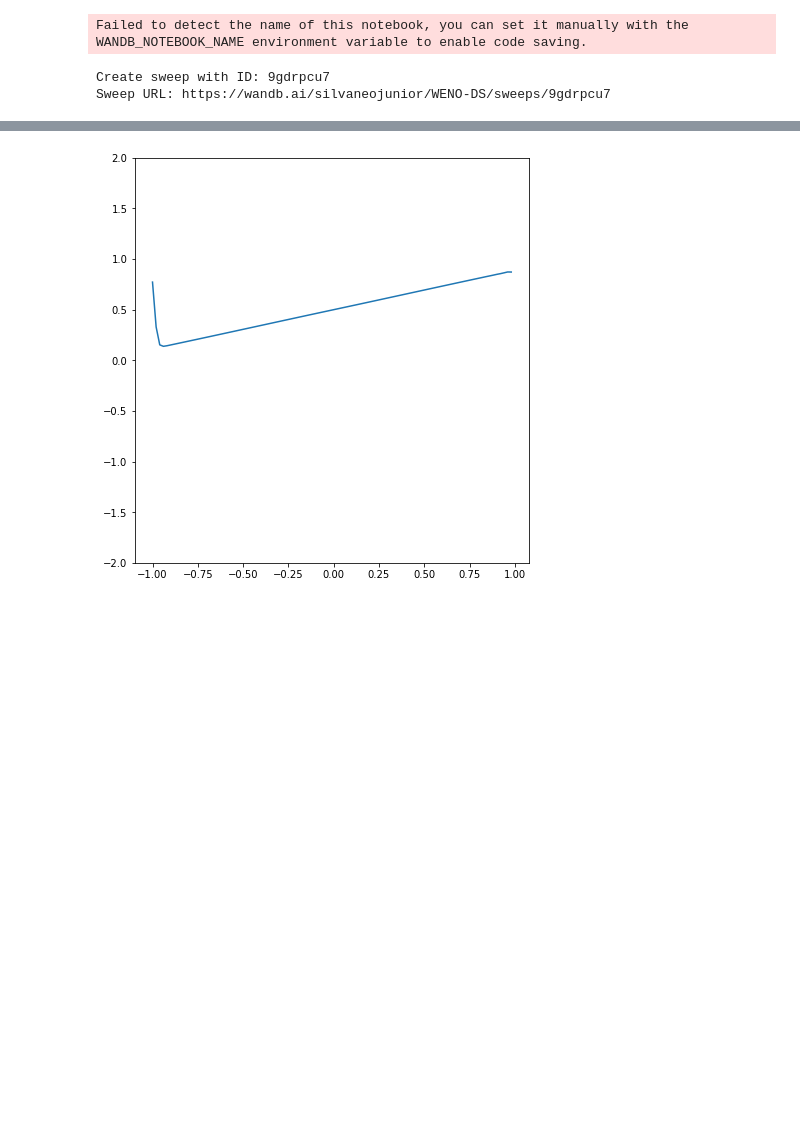
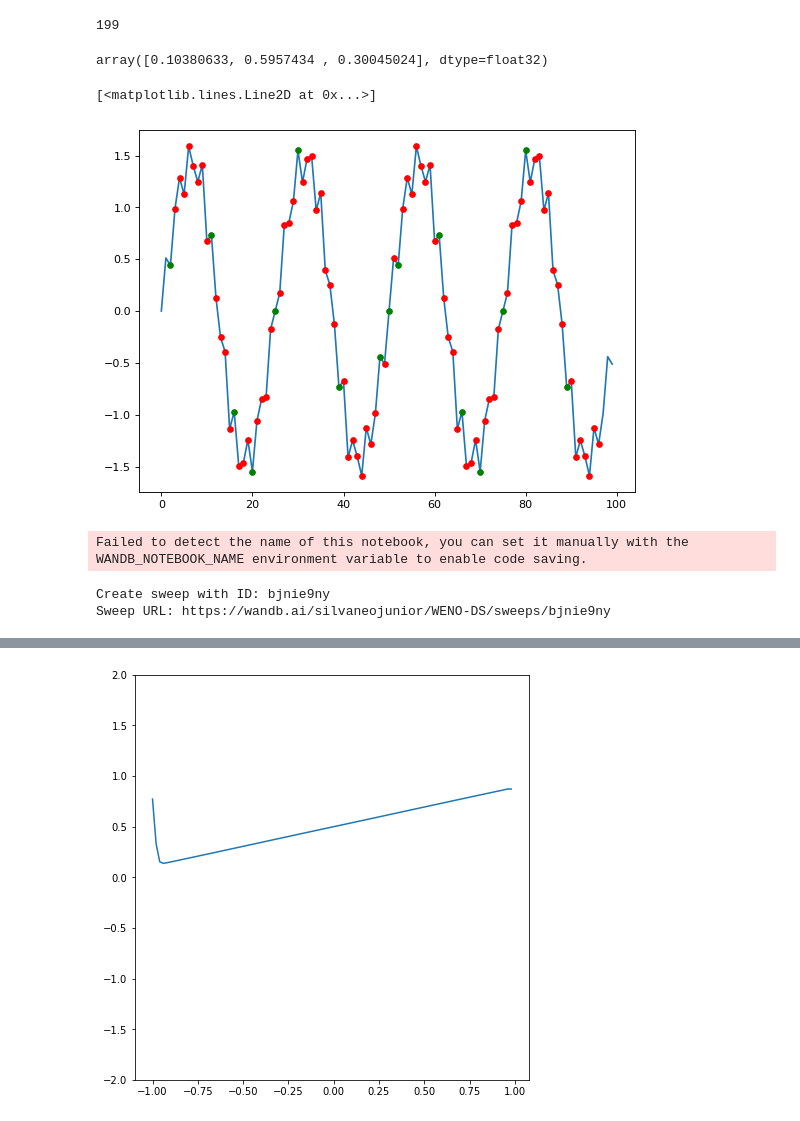
Before and after one commit to silvaneojunior/Top_mat_A, a Jupyter notebook: WENO-DS/Testes de arquitetura.ipynb, the cells around one changed output, grey strips where cells are left out. Drawn from its saved outputs; the diff is of its cells as text; code cells hidden in the pictures; blank space fills up the shorter version.

Commit message:
Reorganização dos arquivos e adição do modelo introdutório.

```diff
--- a/Testes de arquitetura.ipynb
+++ b/WENO-DS/Testes de arquitetura.ipynb
@@ -48,7 +48,7 @@ data_y = data_y[:,np.arange(100)*4]
 data_x = np.concatenate(np.split(data_x, data_x.shape[2], axis=2), axis=0)
 data_y = np.concatenate(np.split(data_y, data_y.shape[2], axis=2), axis=0)
 
-indices = np.where(np.sum(data_x**2, axis=1) > 0)[0]
+indices = np.where(np.sum(data_x**2, axis=1)**0.5 > 10)[0]
 data_x  = data_x[indices]
 data_y  = data_y[indices]
 
@@ -60,3 +62,66 @@ data_y = data_y.astype(float_pres)[indice]
+# %%
+size=10000
+pesos=[]
+for i in range((1994400//size)+1):
+    U=data_x[i*size:(i+1)*size,:,0]
+    print(i,end='\r')
+
+    helper1 = lambda j: U[:,j:j+5]
+
+    u0 = tf.concat(
+        tf.map_fn(
+            helper1,                    # Função a ser executada a cada iteração do loop
+            tf.range(U.shape[1]-5),     # Índices utilizados no loop
+            fn_output_signature=U.dtype # Tipo da variável de retorno (epecificado pois o tipo de entrado difere do tipo de saída)
+        ), axis=0)
+    u0 = tf.transpose(u0,[1,0,2]).numpy()
+
+    ɛ = 10.0**(-40)
+
+    # Calcula os indicadores de suavidade locais
+    u = np.stack([u0, u0, u0], axis=0)
+
+    β = np.sum(u * np.matmul(u,A), axis=3)
+    β = np.transpose(β,[1,2,0])
+
+    # Calcula o indicador de suavidade global
+    τ = np.abs(β[:,:,0:1] - β[:,:,2:3])
+
+    # Calcula os pesos do WENO-Z
+    α    = np.matmul(1 + (τ/(β + ɛ))**2,B.numpy())
+    soma = np.sum(α, axis=2, keepdims=True)
+    ω    = (α / soma).astype('float32')
+
+    pesos.append(ω)
+# %% [output]
+199
+# %%
+n=1000
+distr_oti=tfp.distributions.Dirichlet([n*(1/10),n*(6/10),n*(3/10)])
+distr_uni=tfp.distributions.Dirichlet([1,1,1])
+labels=[]
+for peso in pesos:
+    labels.append(distr_oti.log_prob(peso)-distr_uni.log_prob(peso)>0)
+# %%
+pesos[0][indice][28]
+# %% [output]
+array([0.10380633, 0.5957434 , 0.30045024], dtype=float32)
+# %%
+plt.figure(figsize=(8, 6), dpi=80)
+
+indice=5
+label=labels[0][indice]
+
+plt.plot(data_x[indice,:,0])
+x=np.arange(2,97)
+y=data_x[indice,2:97,0]
+index_true=np.where(label)[0]
+index_false=np.where(label==False)[0]
+plt.plot(x[index_true],y[index_true],'go',markersize=5)
+plt.plot(x[index_false],y[index_false],'ro',markersize=5)
+# %% [output]
+[<matplotlib.lines.Line2D at 0x...>]
+[figure, added]
 # %%
 test_size=5000
 
@@ -94,7 +159,7 @@ sweep_config = {
             'values': [2**i for i in range(5)]
         },
         'Model': {
-            'values': ['Modelo 1', 'Modelo 2']
+            'value': 'Modelo 1'
         },
         'regul_ativ': {
             'distribution': 'log_uniform',
@@ -115,7 +180,7 @@ sweep_config = {
             'max': 1.0
         },
         'ativ_func':{
-            'values':['sigmoid','elu']
+            'value':'sigmoid'
         },
         'deep': {
             'values': [i for i in range(5)]
@@ -135,8 +200,8 @@ sweep_config = {
 sweep_id = wandb.sweep(sweep_config, project='WENO-DS', entity='silvaneojunior')
 # %% [output]
 Failed to detect the name of this notebook, you can set it manually with the WANDB_NOTEBOOK_NAME environment variable to enable code saving.
-Create sweep with ID: 9gdrpcu7
-Sweep URL: https://wandb.ai/silvaneojunior/WENO-DS/sweeps/9gdrpcu7
+Create sweep with ID: bjnie9ny
+Sweep URL: https://wandb.ai/silvaneojunior/WENO-DS/sweeps/bjnie9ny
 # %%
 class Burguers_layer(keras.layers.Layer):
     """Criando uma camada de rede neural cuja superclasse é a camada
```
Also changed, not shown: parts of 5 cells of this notebook, 27 other files.
